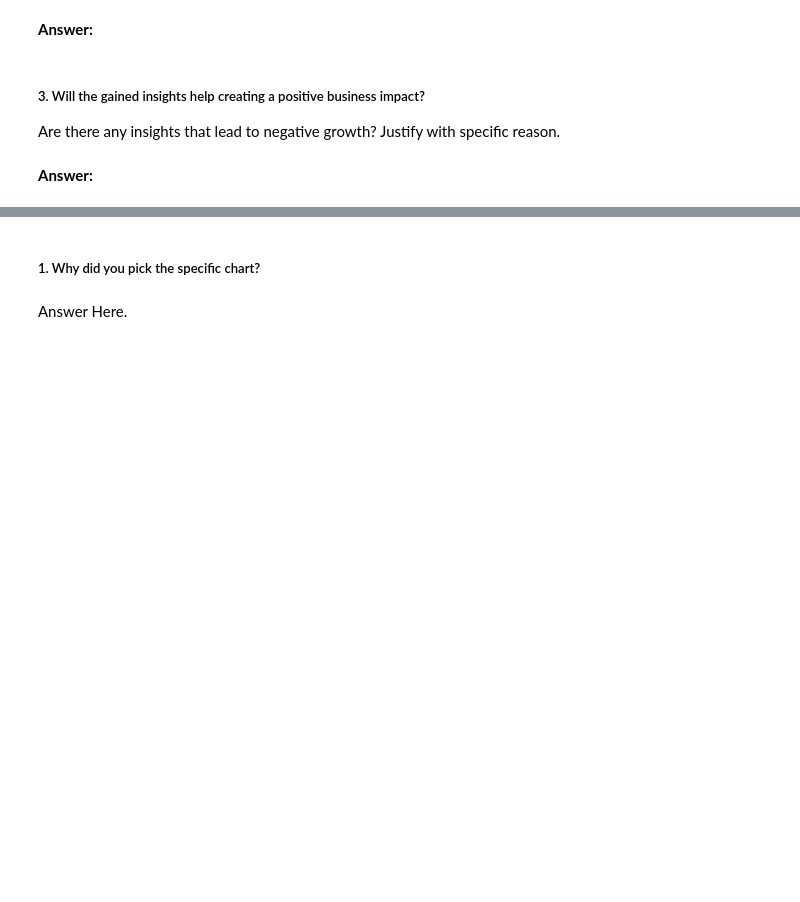
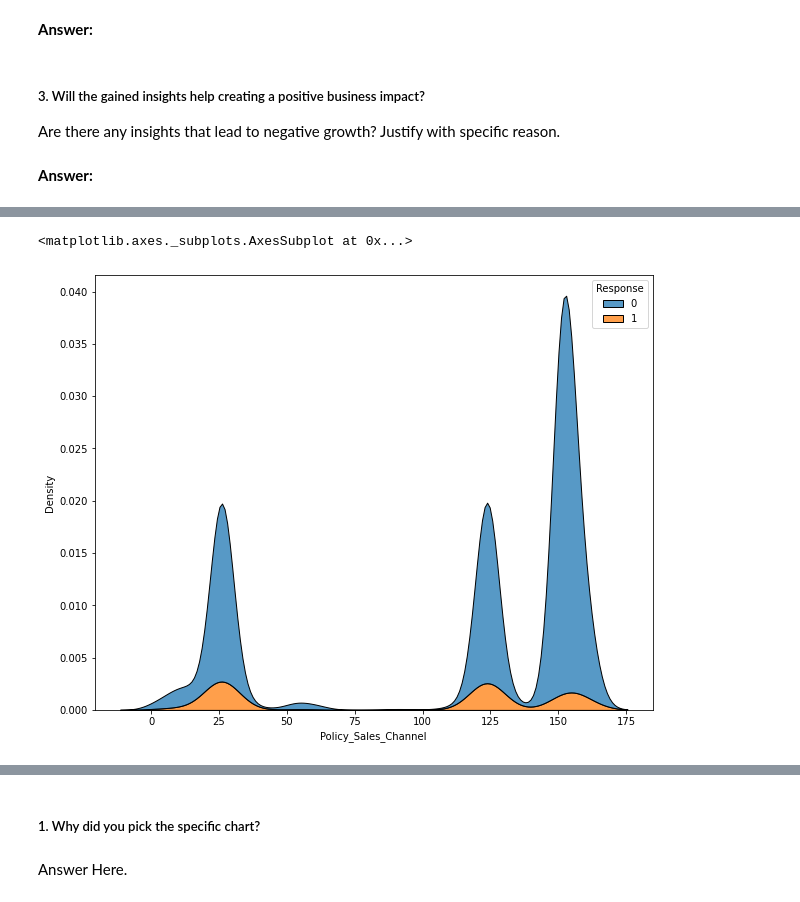
Before and after one commit to ad709kr/Health-insurance-cross-sell-prediction, a Jupyter notebook: Heath_Insurance_cross_sell_prediction.ipynb, the cells around one changed output, grey strips where cells are left out. Cells and saved outputs as stored; diff of their text form; code cells hidden in the pictures; blank space fills up the shorter version.

```diff
--- a/Heath_Insurance_cross_sell_prediction.ipynb
+++ b/Heath_Insurance_cross_sell_prediction.ipynb
@@ -595,0 +669,7 @@ Are there any insights that lead to negative growth? Justify with specific reaso
+# %%
+# Chart - 10 visualization code
+plt.figure(figsize=(10,8))
+sns.kdeplot(x='Policy_Sales_Channel',data=data,hue='Response',multiple='stack')
+# %% [output]
+<matplotlib.axes._subplots.AxesSubplot at 0x...>
+[figure, added]
```
Also changed, not shown: parts of 38 cells of this notebook.
